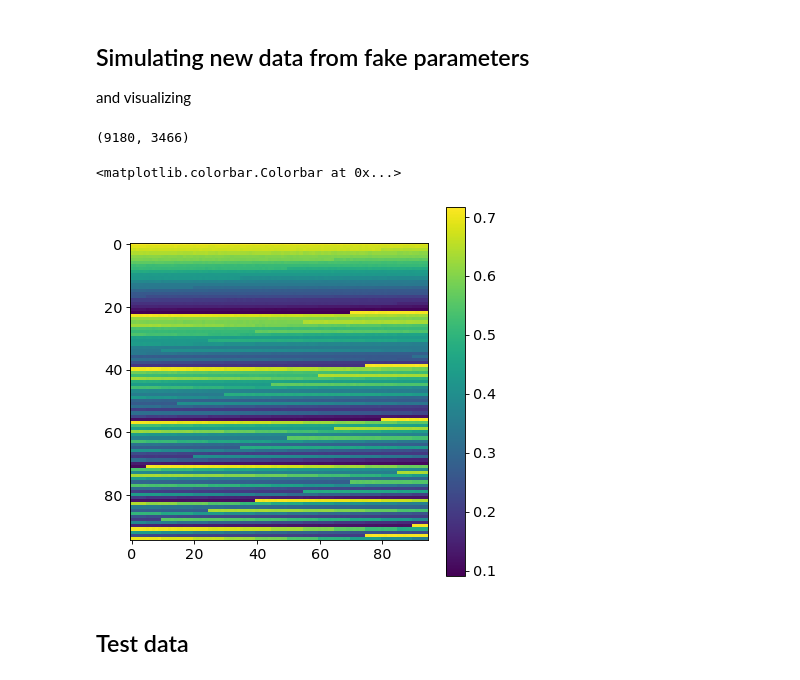
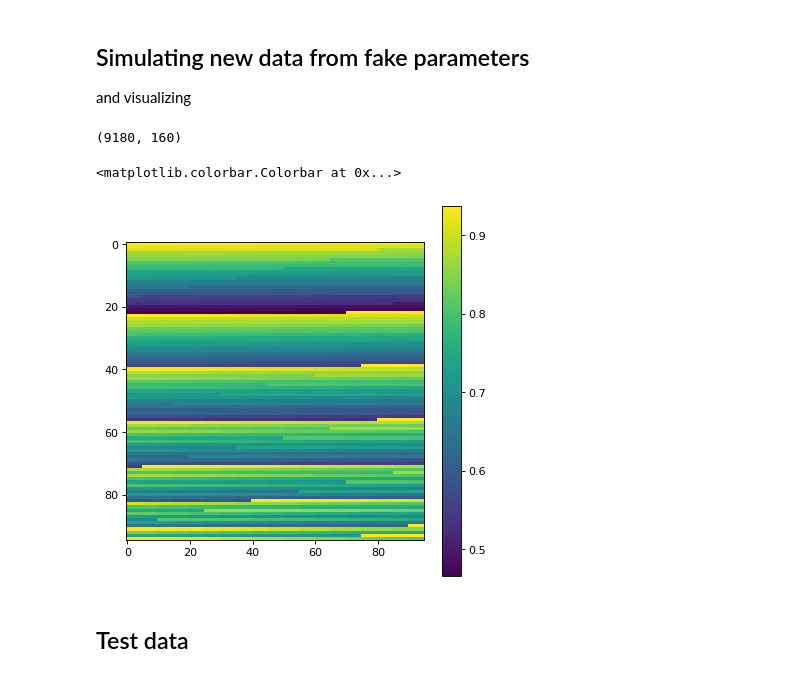
Before and after one commit to theavage/Master-project, a Jupyter notebook: network/simulate_data.ipynb, the cells around one changed output. Cells and saved outputs as stored; diff of their text form; code cells hidden in the pictures.

```diff
--- a/network/simulate_data.ipynb
+++ b/network/simulate_data.ipynb
@@ -36,7 +36,7 @@ Loading acquisition scheme
 from dmipy.core.acquisition_scheme import acquisition_scheme_from_schemefile
 from os.path import join
 
-acquisition_path = "/Users/theavage/Documents/Master/Master-project/data/3466.scheme"
+acquisition_path = "/home/mmiv/Master-project/data/GS55_long_protocol2.scheme"
 
 scheme= acquisition_scheme_from_schemefile(acquisition_path)
 # %% [markdown]
@@ -167,20 +164,21 @@ for i in [0,1,2,3]:
 and visualizing
 # %%
 simulated_signal = verdict_mod.simulate_signal(scheme,parameter_vector)
+# %%
+simulated_signal.shape
+# %% [output]
+(9180, 160)
 # %%
-np.save('simulated_9180.npy',simulated_signal)
-simulated_signal.shape
+np.save('simulated_9180_160.npy',simulated_signal)
-# %% [output]
-(9180, 3466)
 # %%
 from matplotlib import pyplot as plt
 
 plt.figure(figsize=(6,6),dpi=80)
-plt.imshow(pred_signal[:95*95].reshape(95,95,3466)[:,:,3000])
+plt.imshow(simulated_signal[:95*95].reshape(95,95,160)[:,:,6])
 plt.colorbar()
 # %% [output]
 <matplotlib.colorbar.Colorbar at 0x...>
-[figure, old version]
+[figure, new version]
 # %% [markdown]
 ## Test data
 # %%
```
Also changed, not shown: parts of 7 cells of this notebook, 13 other files.
